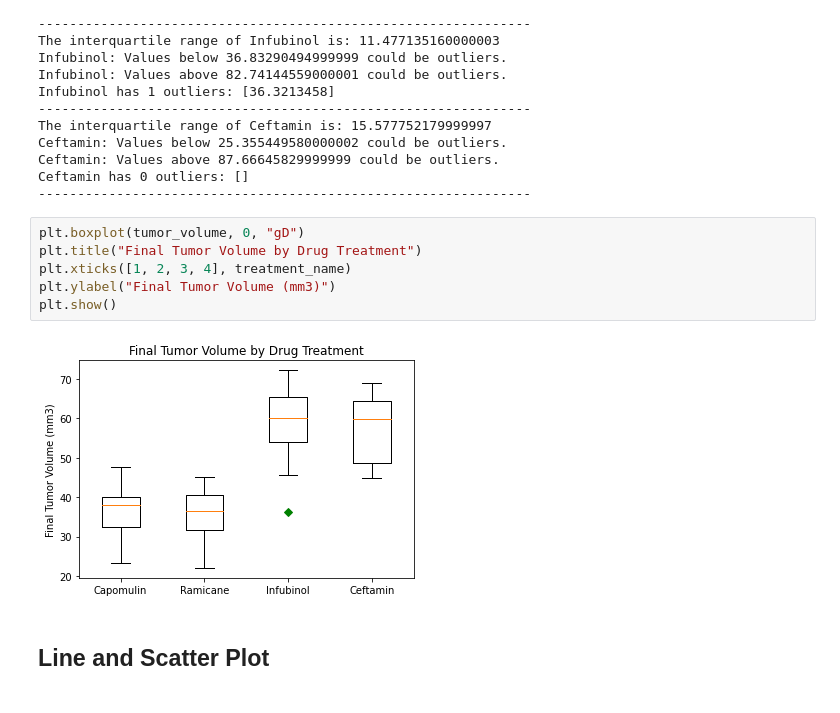
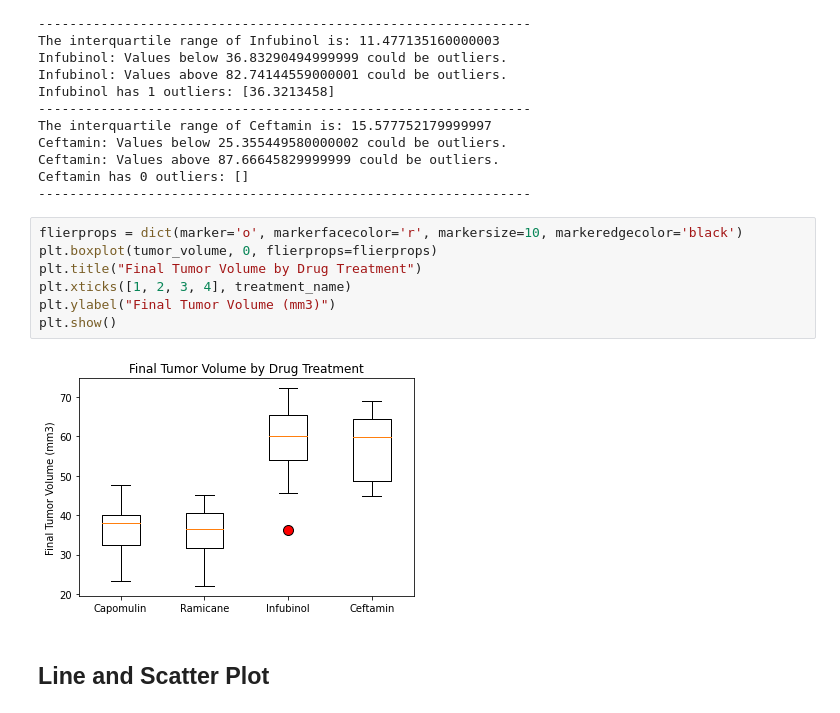
Before and after one commit to latoyawenzinger/Data-Visualization_Matplotlib, a Jupyter notebook: Mice_Treatment.ipynb, the cells around one changed output. Drawn from its saved outputs; the diff is of its cells as text.

```diff
--- a/Mice_Treatment.ipynb
+++ b/Mice_Treatment.ipynb
@@ -250,13 +248,14 @@ Ceftamin: Values above 87.66645829999999 could be outliers.
 Ceftamin has 0 outliers: []
 ---------------------------------------------------------------
 # %%
-plt.boxplot(tumor_volume, 0, "gD")
+flierprops = dict(marker='o', markerfacecolor='r', markersize=10, markeredgecolor='black')
+plt.boxplot(tumor_volume, 0, flierprops=flierprops)
 plt.title("Final Tumor Volume by Drug Treatment")
 plt.xticks([1, 2, 3, 4], treatment_name)
 plt.ylabel("Final Tumor Volume (mm3)")
 plt.show()
 # %% [output]
-[figure, old version]
+[figure, new version]
 # %% [markdown]
 ## Line and Scatter Plot
 # %%
```
Also changed, not shown: parts of 2 cells of this notebook.
